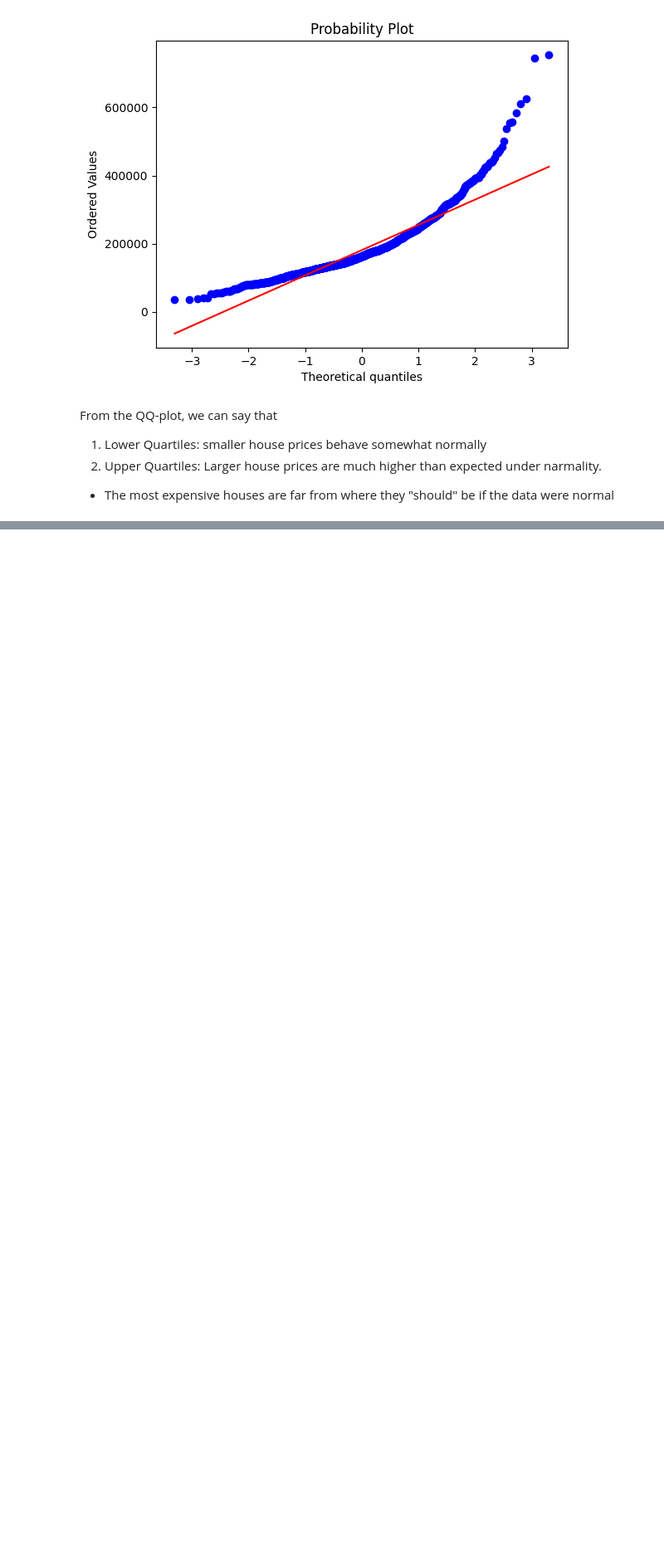
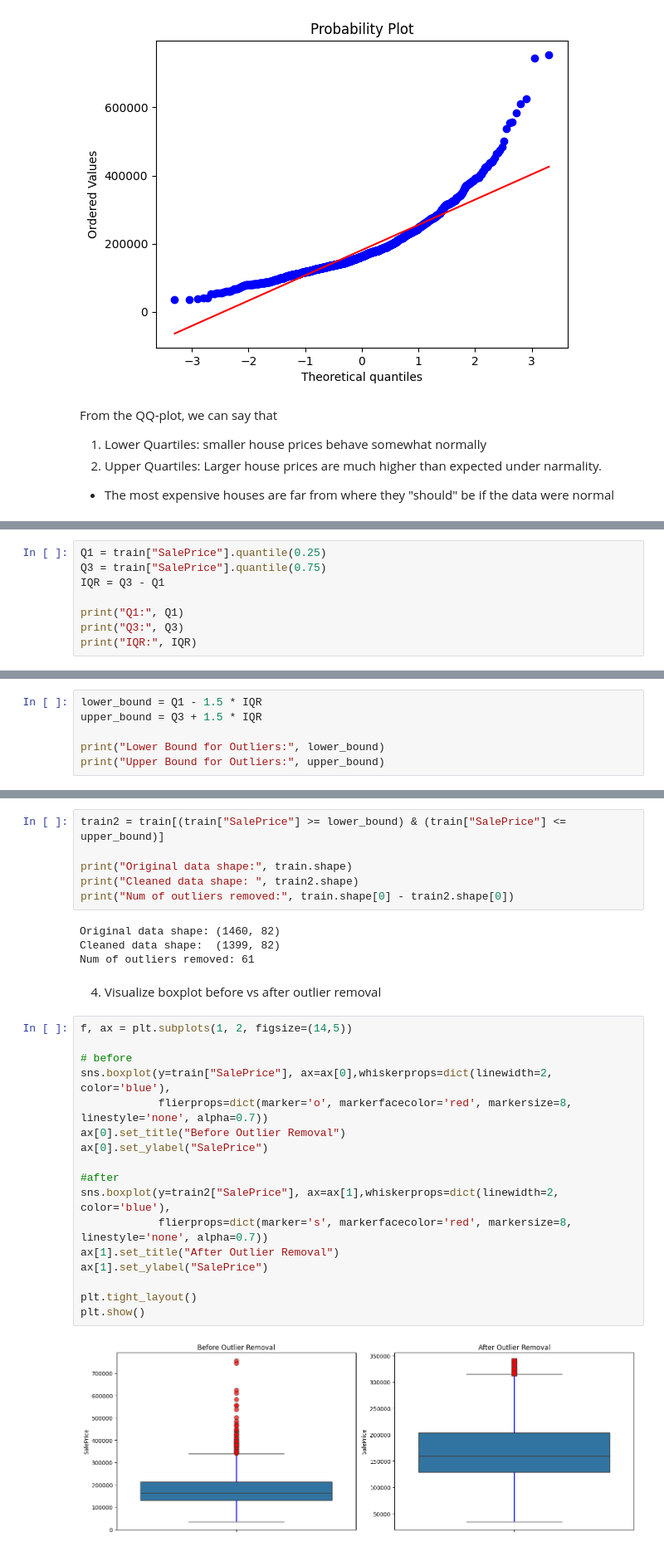
Before and after one commit to navinxqz/Inception-FSDS-classwork, a Jupyter notebook: Assignments/Assignment6.ipynb, the cells around one changed output, grey strips where cells are left out. Shown at 83% size. Saved outputs shown, nothing was run; the diff lists cells and outputs as text; blank space fills up the shorter version.

```diff
--- a/Assignments/Assignment6.ipynb
+++ b/Assignments/Assignment6.ipynb
@@ -177,0 +220,8 @@ From the QQ-plot, we can say that
+# %%
+Q1 = train["SalePrice"].quantile(0.25)
+Q3 = train["SalePrice"].quantile(0.75)
+IQR = Q3 - Q1
+
+print("Q1:", Q1)
+print("Q3:", Q3)
+print("IQR:", IQR)
@@ -177,0 +234,6 @@ From the QQ-plot, we can say that
+# %%
+lower_bound = Q1 - 1.5 * IQR
+upper_bound = Q3 + 1.5 * IQR
+
+print("Lower Bound for Outliers:", lower_bound)
+print("Upper Bound for Outliers:", upper_bound)
@@ -177,0 +245,31 @@ From the QQ-plot, we can say that
+# %%
+train2 = train[(train["SalePrice"] >= lower_bound) & (train["SalePrice"] <= upper_bound)]
+
+print("Original data shape:", train.shape)
+print("Cleaned data shape: ", train2.shape)
+print("Num of outliers removed:", train.shape[0] - train2.shape[0])
+# %% [output]
+Original data shape: (1460, 82)
+Cleaned data shape:  (1399, 82)
+Num of outliers removed: 61
+# %% [markdown]
+4. Visualize boxplot before vs after outlier removal
+# %%
+f, ax = plt.subplots(1, 2, figsize=(14,5))
+
+# before
+sns.boxplot(y=train["SalePrice"], ax=ax[0],whiskerprops=dict(linewidth=2, color='blue'),
+            flierprops=dict(marker='o', markerfacecolor='red', markersize=8, linestyle='none', alpha=0.7))
+ax[0].set_title("Before Outlier Removal")
+ax[0].set_ylabel("SalePrice")
+
+#after
+sns.boxplot(y=train2["SalePrice"], ax=ax[1],whiskerprops=dict(linewidth=2, color='blue'),
+            flierprops=dict(marker='s', markerfacecolor='red', markersize=8, linestyle='none', alpha=0.7))
+ax[1].set_title("After Outlier Removal")
+ax[1].set_ylabel("SalePrice")
+
+plt.tight_layout()
+plt.show()
+# %% [output]
+[figure, added]
```
Also changed, not shown: parts of 14 cells of this notebook.
